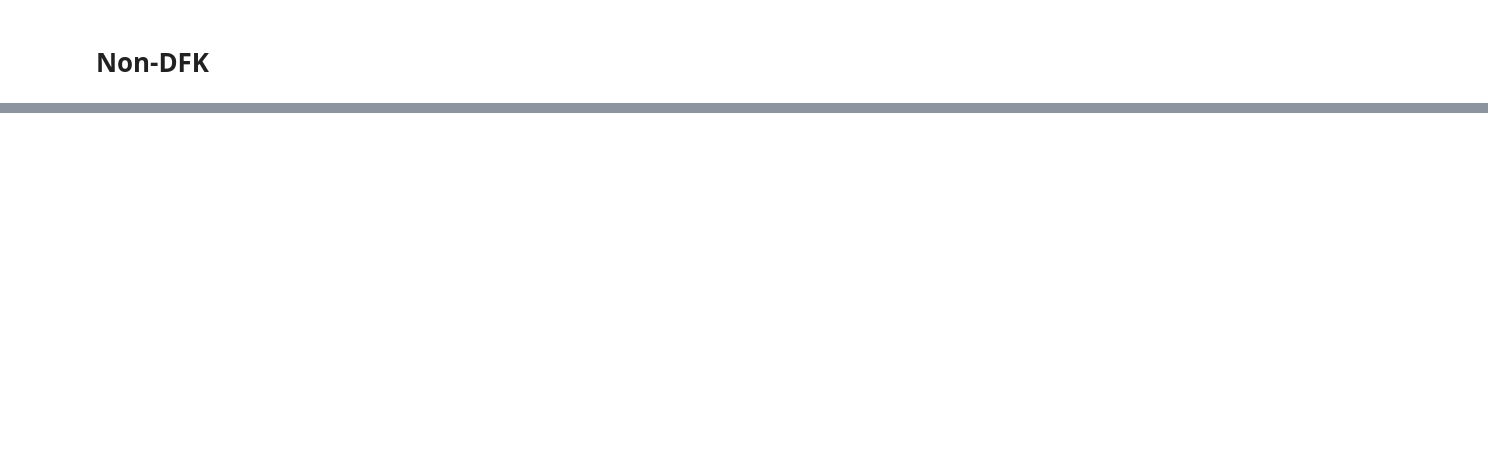
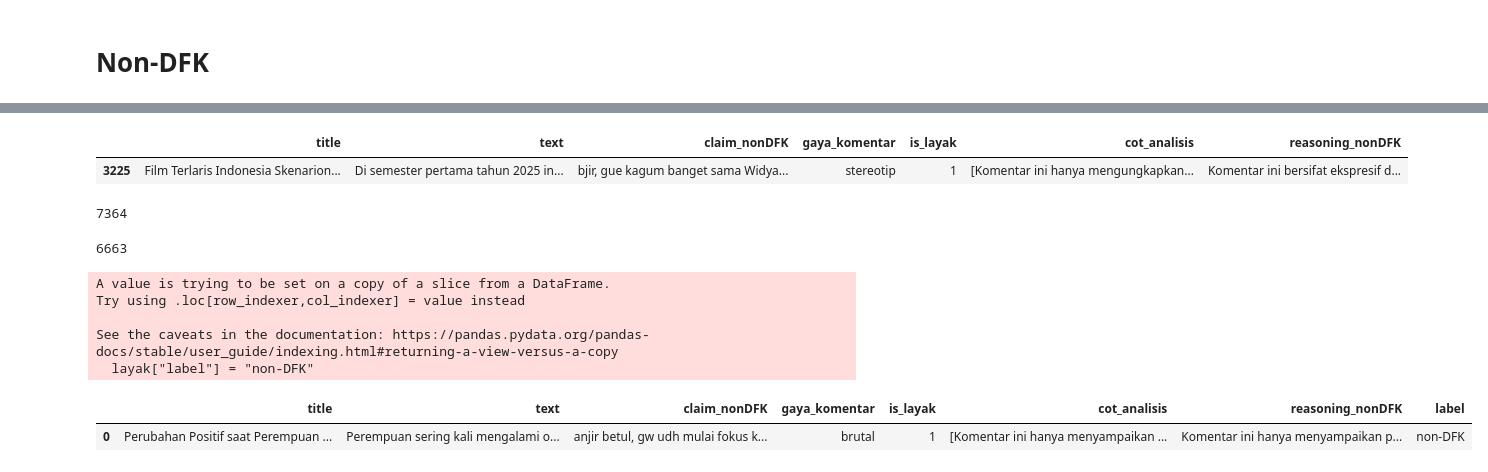
Before and after one commit to imdipo/capstone-AITF-komdigi, a Jupyter notebook: SFT/SFT.ipynb, the cells around one changed output, grey strips where cells are left out. Saved outputs shown, nothing was run; the diff lists cells and outputs as text; code cells hidden in the pictures; blank space fills up the shorter version.

```diff
--- a/SFT/SFT.ipynb
+++ b/SFT/SFT.ipynb
@@ -1,7 +1,7 @@
 # %%
 import pandas as pd
 from pathlib import Path
-# pd.set_option('display.max_colwidth', None)
+pd.set_option('display.max_colwidth', None)
 # %%
 instructiones = [
     "Klasifikasikan teks ke dalam label Fitnah, Disinformasi, Ujaran Kebencian, Fakta, atau Non-DFK dengan membandingkan klaim terhadap artikel rujukan yang tersedia.",
@@ -819,2 +801,15 @@ tes
 # %% [markdown]
 # Non-DFK
+# %%
+folderData = Path("Dataset_nonDFK")
+komentar = []
+
+
+for file in folderData.glob("*.jsonl"):
+    if file.name == "panduan_komunitas.jsonl":
+        continue
+
+    df_sementara = pd.read_json(file, lines=True)
+    komentar.append(df_sementara)
+
+df_nondfk = pd.concat(komentar, ignore_index=True)
@@ -820,0 +836,27 @@ tes
+# %%
+df_nondfk[df_nondfk["gaya_komentar"] =="stereotip"].head(1)
+# %% [output]
+|  | title | text | claim_nonDFK | gaya_komentar | is_layak | cot_analisis | reasoning_nonDFK |
+| 3225 | Film Terlaris Indonesia Skenarion... | Di semester pertama tahun 2025 in... | bjir, gue kagum banget sama Widya... | stereotip | 1 | [Komentar ini hanya mengungkapkan... | Komentar ini bersifat ekspresif d... |
+# %%
+len(df_nondfk)
+# %% [output]
+7364
+# %%
+len(df_nondfk[df_nondfk["is_layak"] == 1])
+# %% [output]
+6663
+# %%
+layak = df_nondfk[df_nondfk["is_layak"] == 1]
+layak["label"] = "non-DFK"
+# %% [output]
+A value is trying to be set on a copy of a slice from a DataFrame.
+Try using .loc[row_indexer,col_indexer] = value instead
+
+See the caveats in the documentation: https://pandas.pydata.org/pandas-docs/stable/user_guide/indexing.html#returning-a-view-versus-a-copy
+  layak["label"] = "non-DFK"
+# %%
+layak.head(1)
+# %% [output]
+|  | title | text | claim_nonDFK | gaya_komentar | is_layak | cot_analisis | reasoning_nonDFK | label |
+| 0 | Perubahan Positif saat Perempuan ... | Perempuan sering kali mengalami o... | anjir betul, gw udh mulai fokus k... | brutal | 1 | [Komentar ini hanya menyampaikan ... | Komentar ini hanya menyampaikan p... | non-DFK |
```
Also changed, not shown: parts of 5 cells of this notebook.
